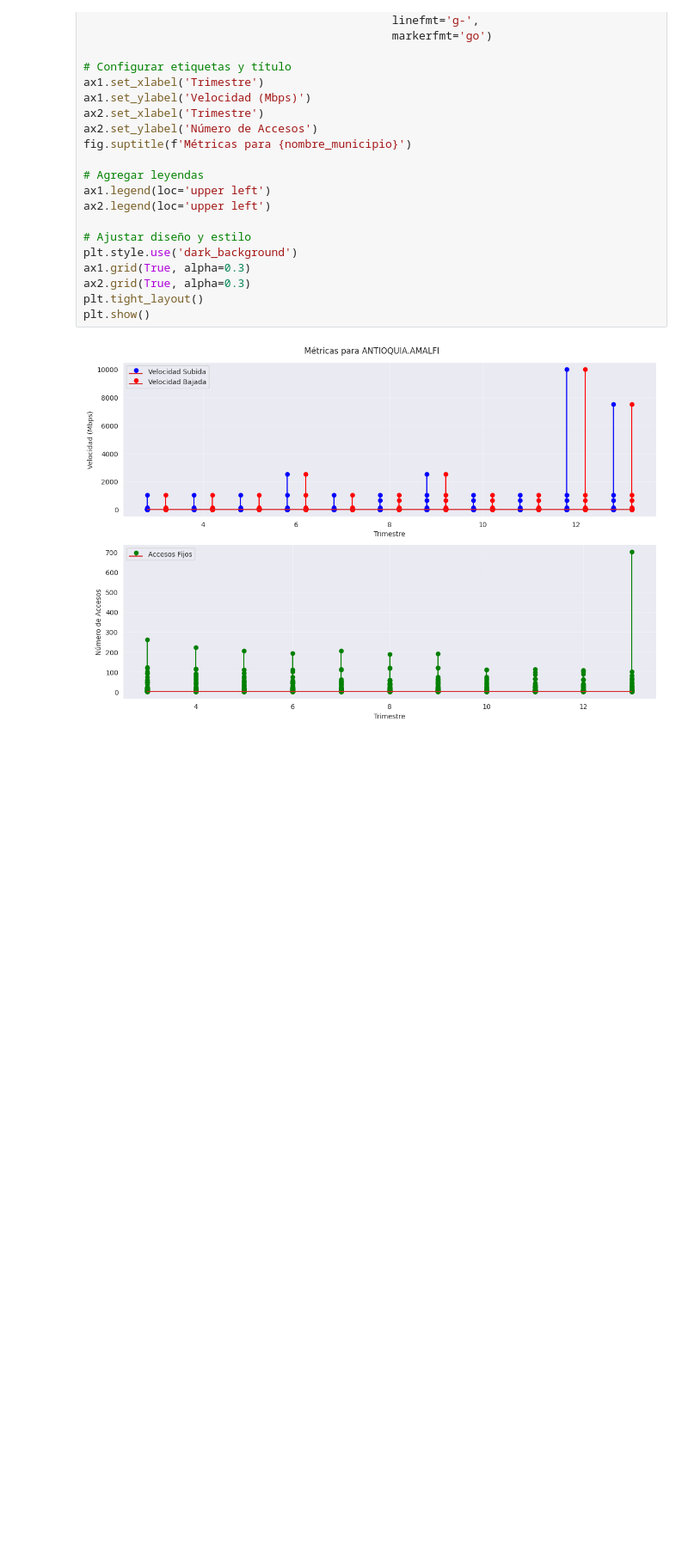
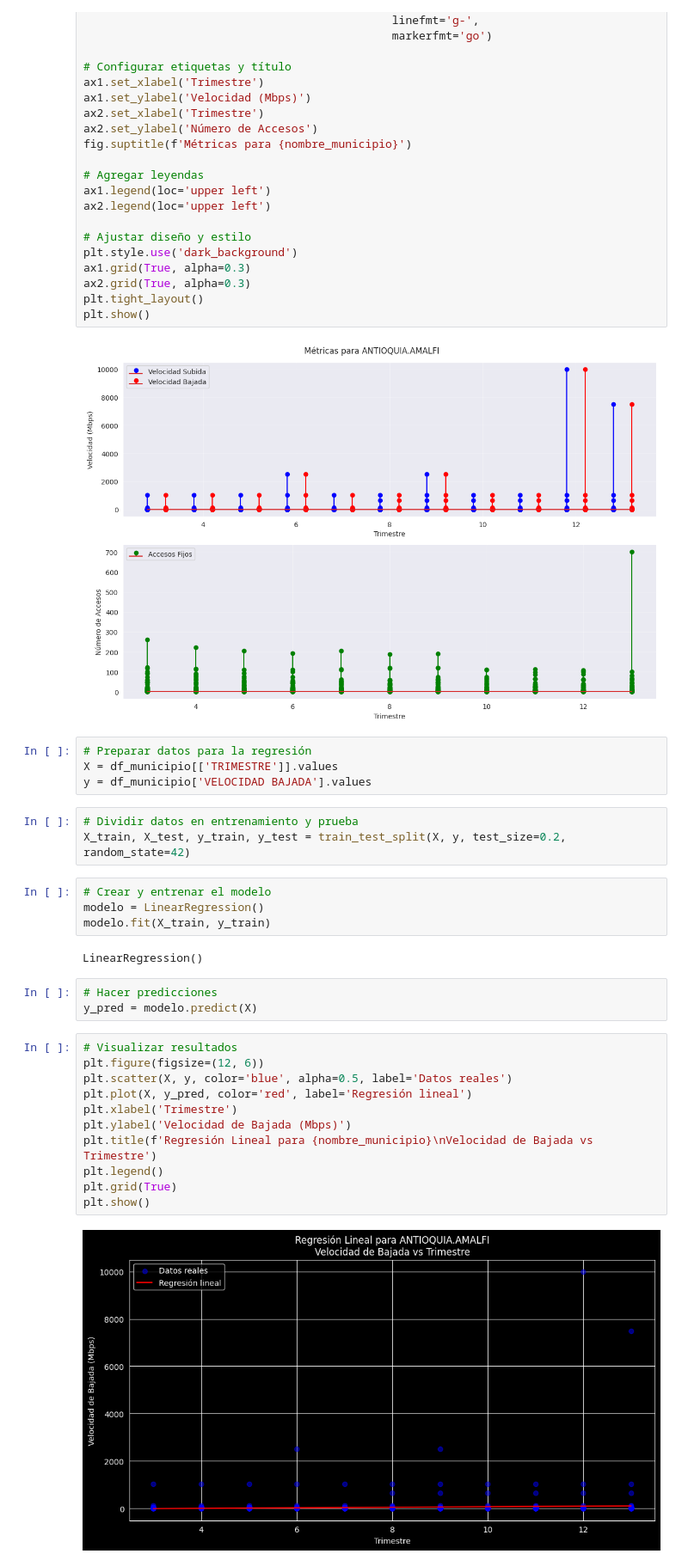
Before and after one commit to afelro97/InternetAccessColombia, a Jupyter notebook: InternetAccessColombia-DataCleaning/reivision_dataset_a_usar.ipynb, the cells around one changed output. Shown at 86% size. Cells and saved outputs as stored; diff of their text form; blank space fills up the shorter version.

```diff
--- a/InternetAccessColombia-DataCleaning/reivision_dataset_a_usar.ipynb
+++ b/InternetAccessColombia-DataCleaning/reivision_dataset_a_usar.ipynb
@@ -164,3 +171,32 @@ plt.tight_layout()
 plt.show()
 # %% [output]
 [figure]
+# %%
+# Preparar datos para la regresión
+X = df_municipio[['TRIMESTRE']].values
+y = df_municipio['VELOCIDAD BAJADA'].values
+# %%
+# Dividir datos en entrenamiento y prueba
+X_train, X_test, y_train, y_test = train_test_split(X, y, test_size=0.2, random_state=42)
+# %%
+# Crear y entrenar el modelo
+modelo = LinearRegression()
+modelo.fit(X_train, y_train)
+# %% [output]
+LinearRegression()
+# %%
+# Hacer predicciones
+y_pred = modelo.predict(X)
+# %%
+# Visualizar resultados
+plt.figure(figsize=(12, 6))
+plt.scatter(X, y, color='blue', alpha=0.5, label='Datos reales')
+plt.plot(X, y_pred, color='red', label='Regresión lineal')
+plt.xlabel('Trimestre')
+plt.ylabel('Velocidad de Bajada (Mbps)')
+plt.title(f'Regresión Lineal para {nombre_municipio}\nVelocidad de Bajada vs Trimestre')
+plt.legend()
+plt.grid(True)
+plt.show()
+# %% [output]
+[figure, added]
```
Also changed, not shown: parts of 26 cells of this notebook, 2 other files.
